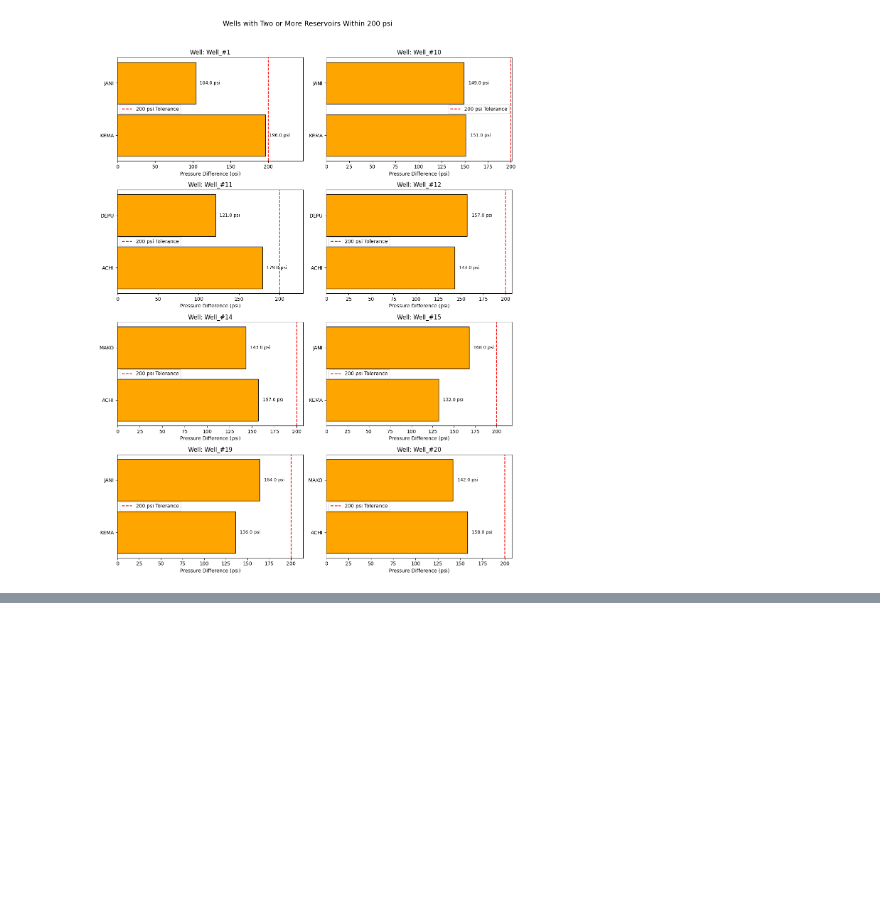
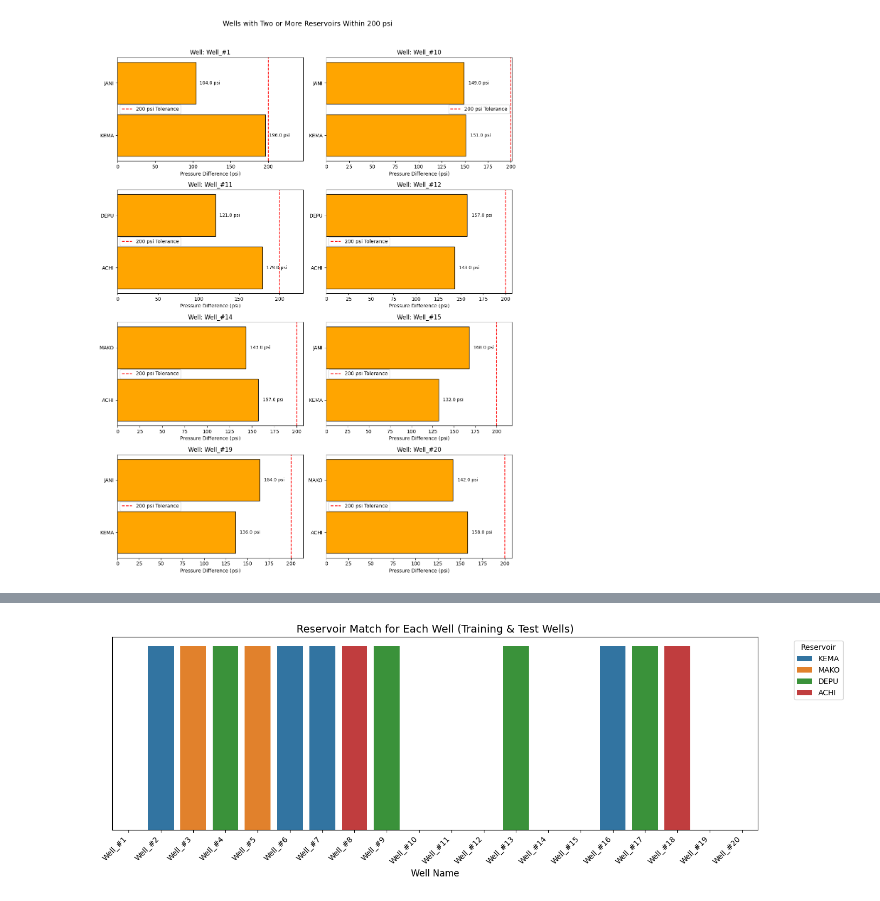
Before and after one commit to Husayn01/SPE-DSEATS-Africa-Datathon, a Jupyter notebook: notebooks/well_classification.ipynb, the cells around one changed output, grey strips where cells are left out. Saved outputs shown, nothing was run; the diff lists cells and outputs as text; code cells hidden in the pictures; blank space fills up the shorter version.

```diff
--- a/notebooks/well_classification.ipynb
+++ b/notebooks/well_classification.ipynb
@@ -545,0 +550,37 @@ memory usage: 870.2+ KB
+# %%
+import seaborn as sns
+import matplotlib.pyplot as plt
+import pandas as pd
+import re
+
+# Extract one row per well (latest classification or NaN)
+well_res_match = well_data.groupby('WELL_NAME')['RESERVOIR_CLASSIFICATION'].first().reset_index()
+
+# Extract numeric part of WELL_NAME for sorting (e.g., Well_#9 → 9)
+well_res_match['WELL_NUM'] = well_res_match['WELL_NAME'].apply(lambda x: int(re.search(r'\d+', x).group()))
+
+# Sort by WELL_NUM
+well_res_match = well_res_match.sort_values('WELL_NUM')
+
+# Plot
+plt.figure(figsize=(14, 5))
+sns.barplot(
+    data=well_res_match,
+    x='WELL_NAME',
+    y=[1]*len(well_res_match),  # Dummy height
+    hue='RESERVOIR_CLASSIFICATION',
+    dodge=False,
+    palette='tab10'
+)
+
+# Styling
+plt.title('Reservoir Match for Each Well (Training & Test Wells)', fontsize=14)
+plt.ylabel('')
+plt.yticks([])
+plt.xlabel('Well Name', fontsize=12)
+plt.xticks(rotation=45, ha='right')
+plt.legend(title='Reservoir', bbox_to_anchor=(1.05, 1), loc='upper left')
+plt.tight_layout()
+plt.show()
+# %% [output]
+[figure, added]
```
Also changed, not shown: parts of 29 cells of this notebook, 4 other files.
